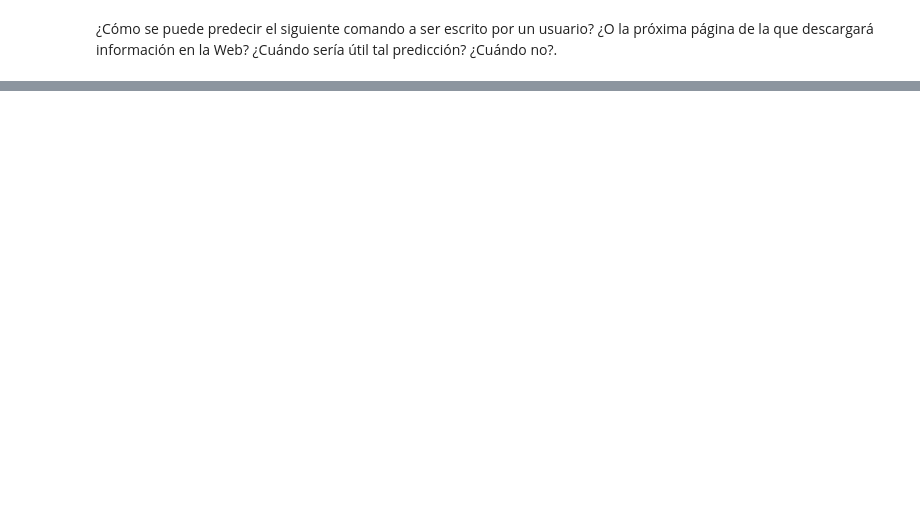
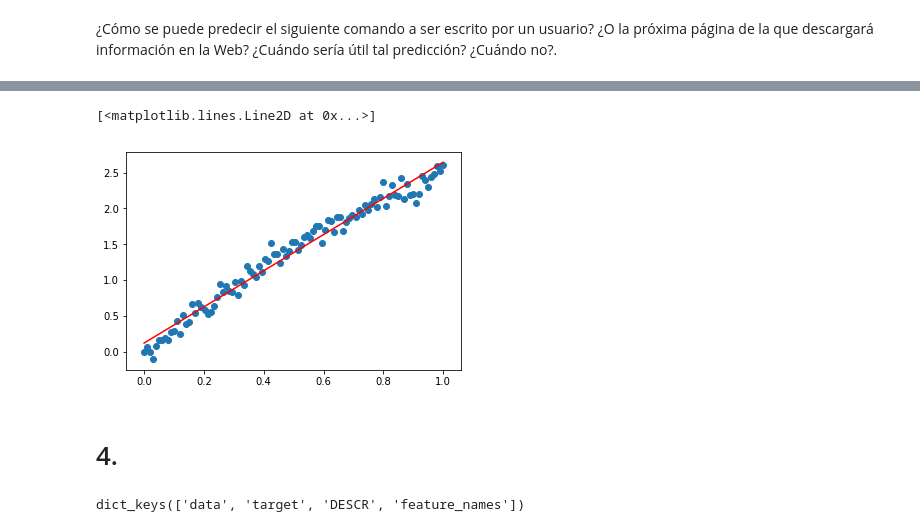
Before and after one commit to Zavaleta-Bueno/Curso-CM072, a Jupyter notebook: Tareas/Tarea1-8septiembre/Tarea1-11septiembre.ipynb, the cells around one changed output, grey strips where cells are left out. Cells and saved outputs as stored; diff of their text form; code cells hidden in the pictures; blank space fills up the shorter version.

```diff
--- a/Tareas/Tarea1-8septiembre/Tarea1-11septiembre.ipynb
+++ b/Tareas/Tarea1-8septiembre/Tarea1-11septiembre.ipynb
@@ -14,0 +127,16 @@ Con el registro de busquedas en la actual sesion del usuario, donde la prediccio
+# %%
+# Prediccion de nuevos datos (o prediccion de etiquetas)
+
+xfit = np.linspace(0,1)
+xfit = xfit[:,np.newaxis]
+yfit = modelo.predict(xfit)
+# %%
+#ajustar los dos datos
+
+plt.scatter(x,y)
+plt.plot(xfit,yfit,'-r')
+# %% [output]
+[<matplotlib.lines.Line2D at 0x...>]
+[figure, added]
+# %% [markdown]
+# 4.
@@ -14,0 +146,4 @@ Con el registro de busquedas en la actual sesion del usuario, donde la prediccio
+# %%
+data.keys()
+# %% [output]
+dict_keys(['data', 'target', 'DESCR', 'feature_names'])
```
Also changed, not shown: parts of 46 cells of this notebook, 1 other file.
